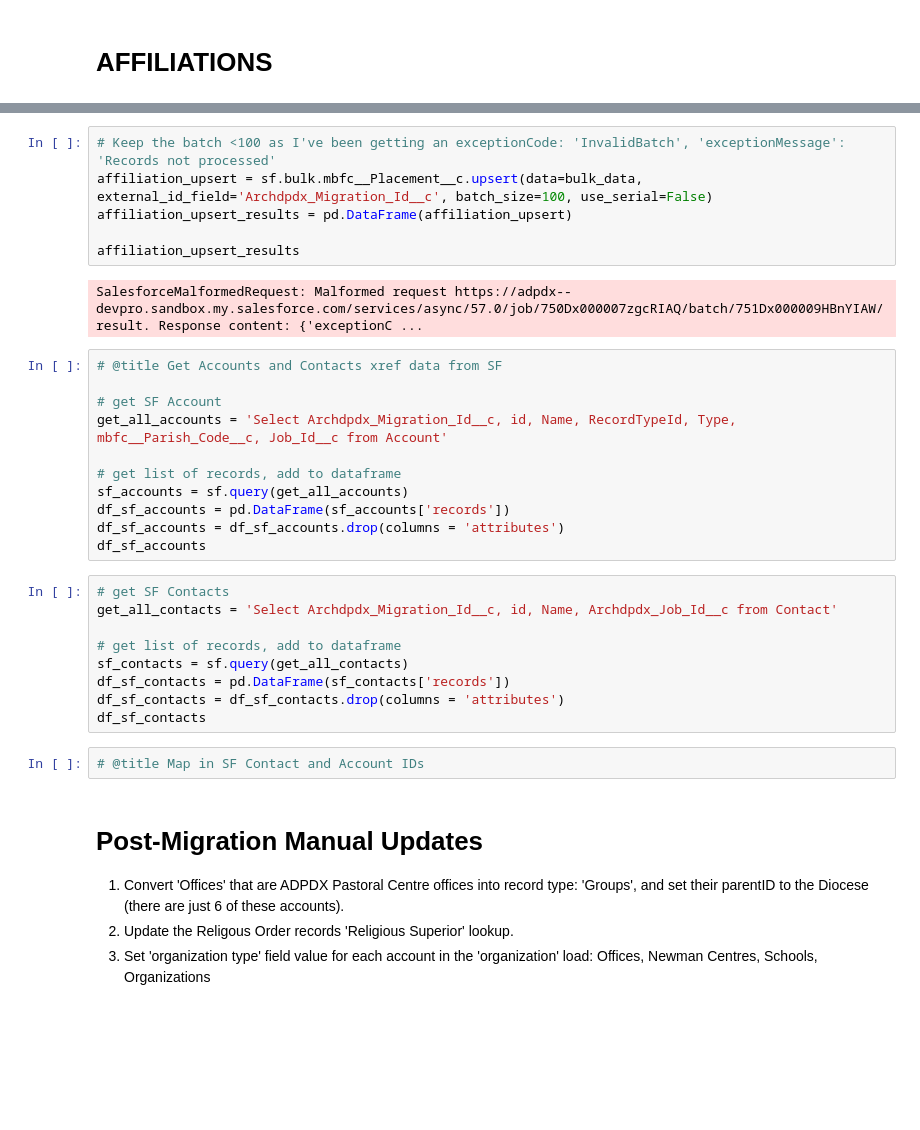
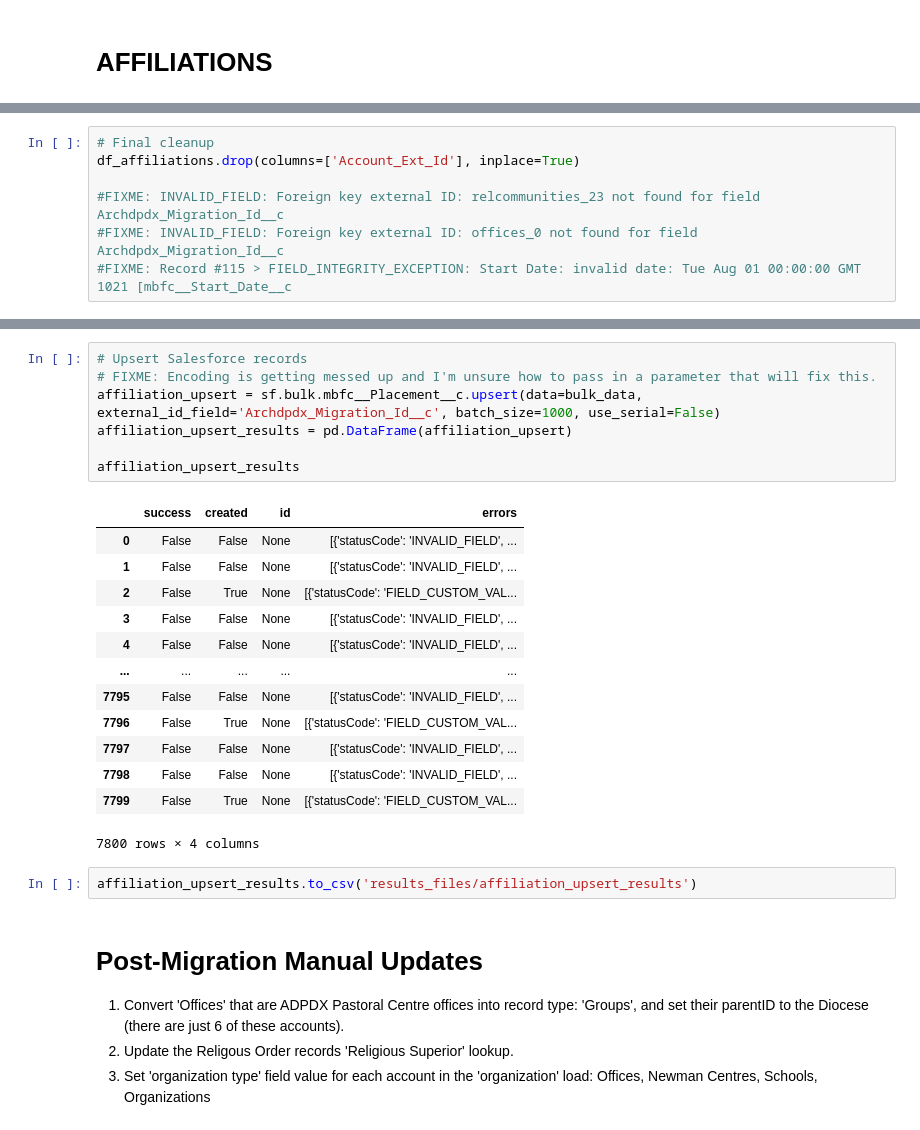
Before and after one commit to Cath-Strategic-Tech/adpdx_etl, a Jupyter notebook: ADPDX_ClergyDB.ipynb, the cells around one changed output, grey strips where cells are left out. Drawn from its saved outputs; the diff is of its cells as text; blank space fills up the shorter version.

```diff
--- a/ADPDX_ClergyDB.ipynb
+++ b/ADPDX_ClergyDB.ipynb
@@ -2113 +2253,8 @@ df_affiliations.sample(5)
+# %%
+# Final cleanup
+df_affiliations.drop(columns=['Account_Ext_Id'], inplace=True)
+
+#FIXME: INVALID_FIELD: Foreign key external ID: relcommunities_23 not found for field Archdpdx_Migration_Id__c
+#FIXME: INVALID_FIELD: Foreign key external ID: offices_0 not found for field Archdpdx_Migration_Id__c
+#FIXME: Record #115 > FIELD_INTEGRITY_EXCEPTION: Start Date: invalid date: Tue Aug 01 00:00:00 GMT 1021 [mbfc__Start_Date__c
 # %%
@@ -2123,33 +2276,26 @@ for row in df_affiliations.itertuples(index=False):
 # %%
-# Keep the batch <100 as I've been getting an exceptionCode: 'InvalidBatch', 'exceptionMessage': 'Records not processed'
-affiliation_upsert = sf.bulk.mbfc__Placement__c.upsert(data=bulk_data, external_id_field='Archdpdx_Migration_Id__c', batch_size=100, use_serial=False)
+# Upsert Salesforce records
+# FIXME: Encoding is getting messed up and I'm unsure how to pass in a parameter that will fix this.
+affiliation_upsert = sf.bulk.mbfc__Placement__c.upsert(data=bulk_data, external_id_field='Archdpdx_Migration_Id__c', batch_size=1000, use_serial=False)
 affiliation_upsert_results = pd.DataFrame(affiliation_upsert)
 
 affiliation_upsert_results
 # %% [output]
+|  | success | created | id | errors |
+| 0 | False | False | None | [{'statusCode': 'INVALID_FIELD', ... |
+| 1 | False | False | None | [{'statusCode': 'INVALID_FIELD', ... |
+| 2 | False | True | None | [{'statusCode': 'FIELD_CUSTOM_VAL... |
+| 3 | False | False | None | [{'statusCode': 'INVALID_FIELD', ... |
+| 4 | False | False | None | [{'statusCode': 'INVALID_FIELD', ... |
+| ... | ... | ... | ... | ... |
+| 7795 | False | False | None | [{'statusCode': 'INVALID_FIELD', ... |
+| 7796 | False | True | None | [{'statusCode': 'FIELD_CUSTOM_VAL... |
+| 7797 | False | False | None | [{'statusCode': 'INVALID_FIELD', ... |
+| 7798 | False | False | None | [{'statusCode': 'INVALID_FIELD', ... |
+| 7799 | False | True | None | [{'statusCode': 'FIELD_CUSTOM_VAL... |
-SalesforceMalformedRequest: Malformed request https://adpdx--devpro.sandbox.my.salesforce.com/services/async/57.0/job/750Dx000007zgcRIAQ/batch/751Dx000009HBnYIAW/result. Response content: {'exceptionC ...
+7800 rows × 4 columns
-# %%
-# @title Get Accounts and Contacts xref data from SF
-
-# get SF Account
-get_all_accounts = 'Select Archdpdx_Migration_Id__c, id, Name, RecordTypeId, Type, mbfc__Parish_Code__c, Job_Id__c from Account'
-
-# get list of records, add to dataframe
-sf_accounts = sf.query(get_all_accounts)
-df_sf_accounts = pd.DataFrame(sf_accounts['records'])
-df_sf_accounts = df_sf_accounts.drop(columns = 'attributes')
-df_sf_accounts
-# %%
-# get SF Contacts
-get_all_contacts = 'Select Archdpdx_Migration_Id__c, id, Name, Archdpdx_Job_Id__c from Contact'
-
-# get list of records, add to dataframe
-sf_contacts = sf.query(get_all_contacts)
-df_sf_contacts = pd.DataFrame(sf_contacts['records'])
-df_sf_contacts = df_sf_contacts.drop(columns = 'attributes')
-df_sf_contacts
-# %%
-# @title Map in SF Contact and Account IDs
+# %%
+affiliation_upsert_results.to_csv('results_files/affiliation_upsert_results')
 # %% [markdown]
 # Post-Migration Manual Updates
 
```
Also changed, not shown: parts of 33 cells of this notebook, 9 other files.
